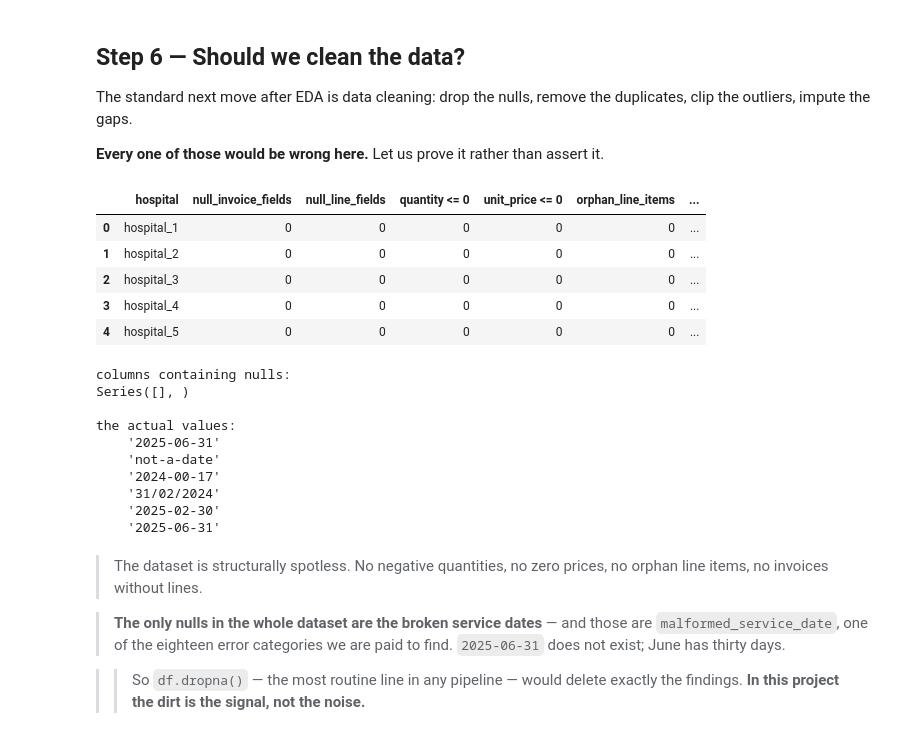
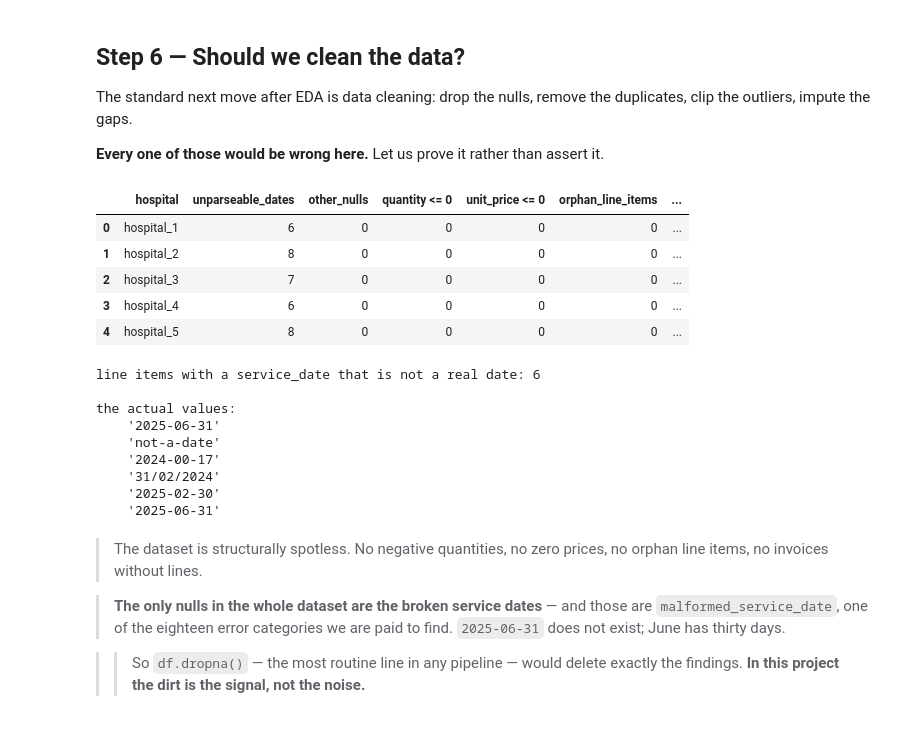
Before and after one commit to nxull9/invoice-audit, a Jupyter notebook: notebooks/invoice_audit.ipynb, the cells around one changed output. Cells and saved outputs as stored; diff of their text form; code cells hidden in the pictures.

Commit message:
Fix data-quality table so it agrees with the narrative
The audit read every column as text, so unparseable dates counted as zero
nulls while the surrounding text claimed they were the only nulls present.
Parse the dates explicitly and report unparseable_dates separately from
other_nulls, which is genuinely zero across all five hospitals.

```diff
--- a/notebooks/invoice_audit.ipynb
+++ b/notebooks/invoice_audit.ipynb
@@ -449,39 +449,39 @@ duplicates, clip the outliers, impute the gaps.
 # %%
 audit = []
 for h in HOSPITALS:
     inv_h = load_invoices(h)
     li_h  = load_line_items(h)
+    # Dates arrive as text, so nulls only appear once we try to parse them.
+    parsed = pd.to_datetime(li_h.service_date, format='%Y-%m-%d', errors='coerce')
     audit.append({
         'hospital': h,
-        'null_invoice_fields': int(inv_h.isna().sum().sum()),
-        'null_line_fields': int(li_h.isna().sum().sum()),
+        'unparseable_dates': int(parsed.isna().sum()),
+        'other_nulls': int(inv_h.isna().sum().sum() + li_h.drop(columns=['service_date']).isna().sum().sum()),
         'quantity <= 0': int((li_h.quantity <= 0).sum()),
         'unit_price <= 0': int((li_h.unit_price_cents <= 0).sum()),
         'orphan_line_items': int((~li_h.invoice_id.isin(set(inv_h.invoice_id))).sum()),
         'invoices_without_lines': int((~inv_h.invoice_id.isin(set(li_h.invoice_id))).sum()),
     })
 pd.DataFrame(audit)
 # %% [output]
-|  | hospital | null_invoice_fields | null_line_fields | quantity <= 0 | unit_price <= 0 | orphan_line_items | ... |
-| 0 | hospital_1 | 0 | 0 | 0 | 0 | 0 | ... |
-| 1 | hospital_2 | 0 | 0 | 0 | 0 | 0 | ... |
-| 2 | hospital_3 | 0 | 0 | 0 | 0 | 0 | ... |
-| 3 | hospital_4 | 0 | 0 | 0 | 0 | 0 | ... |
-| 4 | hospital_5 | 0 | 0 | 0 | 0 | 0 | ... |
+|  | hospital | unparseable_dates | other_nulls | quantity <= 0 | unit_price <= 0 | orphan_line_items | ... |
+| 0 | hospital_1 | 6 | 0 | 0 | 0 | 0 | ... |
+| 1 | hospital_2 | 8 | 0 | 0 | 0 | 0 | ... |
+| 2 | hospital_3 | 7 | 0 | 0 | 0 | 0 | ... |
+| 3 | hospital_4 | 6 | 0 | 0 | 0 | 0 | ... |
+| 4 | hospital_5 | 8 | 0 | 0 | 0 | 0 | ... |
 # %%
-# Where exactly are the nulls?
 li_h = load_line_items('hospital_1')
-nulls = li_h.isna().sum()
-print('columns containing nulls:')
-print(nulls[nulls > 0].to_string())
+parsed = pd.to_datetime(li_h.service_date, format='%Y-%m-%d', errors='coerce')
+bad_dates = li_h[parsed.isna()]
+
+print(f'line items with a service_date that is not a real date: {len(bad_dates)}')
 print()
-bad_dates = li_h[pd.to_datetime(li_h.service_date, format='%Y-%m-%d', errors='coerce').isna()]
 print('the actual values:')
 for v in bad_dates.service_date.tolist():
     print('   ', repr(v))
 # %% [output]
-columns containing nulls:
-Series([], )
+line items with a service_date that is not a real date: 6
 
 the actual values:
     '2025-06-31'
```
